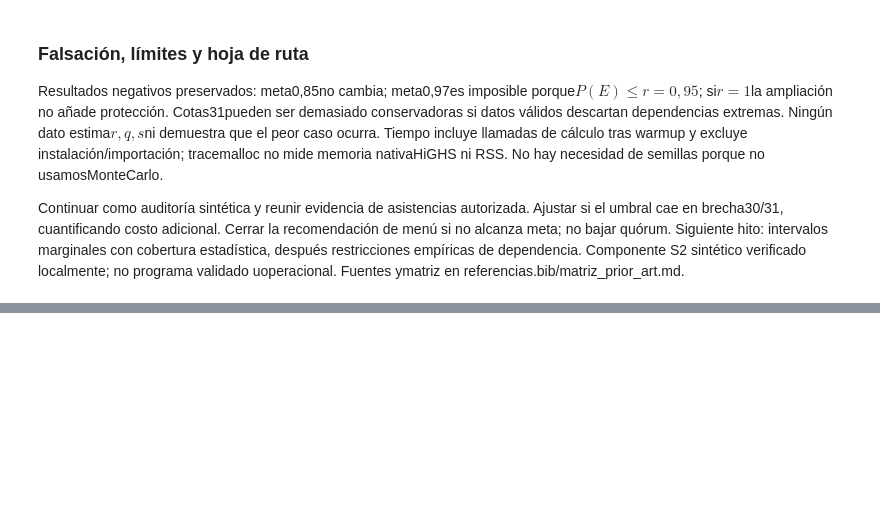
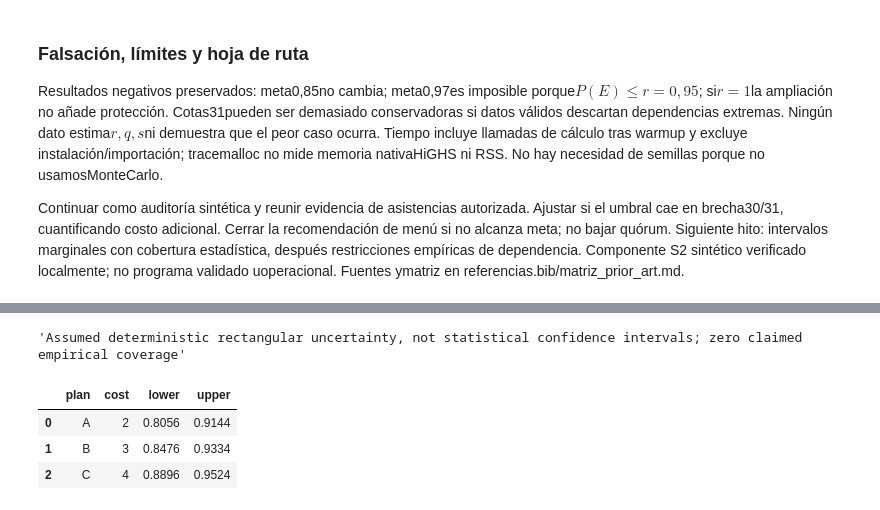
Before and after one commit to Jose85100/Portafolio, a Jupyter notebook: 06-strategy-innovation-and-leadership/21-executive-governance-board-decisions/quorum-common-cause-gate/notebook.ipynb, the cells around one changed output, grey strips where cells are left out. Saved outputs shown, nothing was run; the diff lists cells and outputs as text; code cells hidden in the pictures; blank space fills up the shorter version.

```diff
--- a/06-strategy-innovation-and-leadership/21-executive-governance-board-decisions/quorum-common-cause-gate/notebook.ipynb
+++ b/06-strategy-innovation-and-leadership/21-executive-governance-board-decisions/quorum-common-cause-gate/notebook.ipynb
@@ -296,0 +314,15 @@ Continuar como auditoría sintética y reunir evidencia de asistencias autorizad
+# %%
+from src.interval_role import ProbabilityInterval as PI, IntervalPlan, interval_bounds, select_interval
+from benchmarks.interval_run import load_config, lp_bounds
+icfg,iplans,irisk,ishock=load_config()
+idf=pd.DataFrame([{'plan':p.name,'cost':p.cost,**interval_bounds(p,irisk,ishock)} for p in iplans])
+display(icfg['interval_semantics'])
+display(idf.round(6))
+assert abs(idf.loc[1,'lower']-.8476)<1e-12
+assert select_interval(iplans,irisk,ishock,icfg['target']).name=='C'
+# %% [output]
+'Assumed deterministic rectangular uncertainty, not statistical confidence intervals; zero claimed empirical coverage'
+|  | plan | cost | lower | upper |
+| 0 | A | 2 | 0.8056 | 0.9144 |
+| 1 | B | 3 | 0.8476 | 0.9334 |
+| 2 | C | 4 | 0.8896 | 0.9524 |
```
Also changed, not shown: parts of 11 cells of this notebook, 31 other files.
